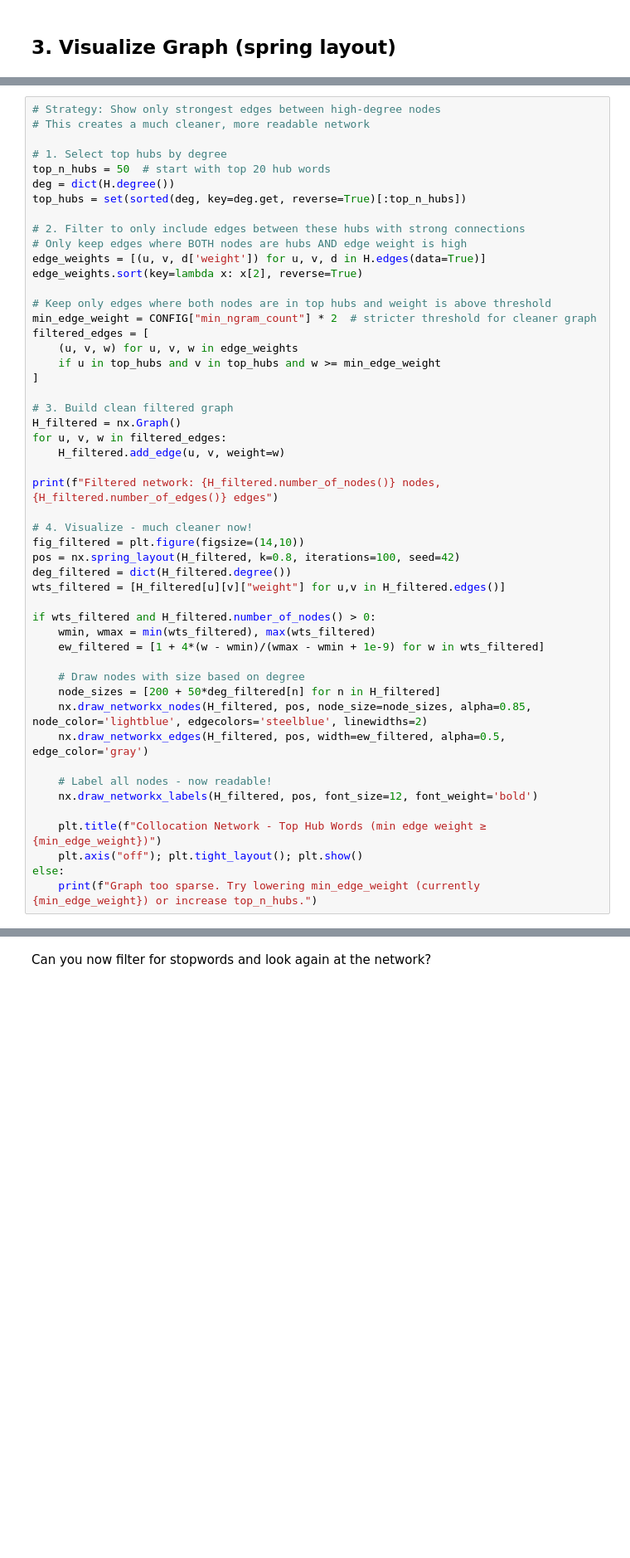
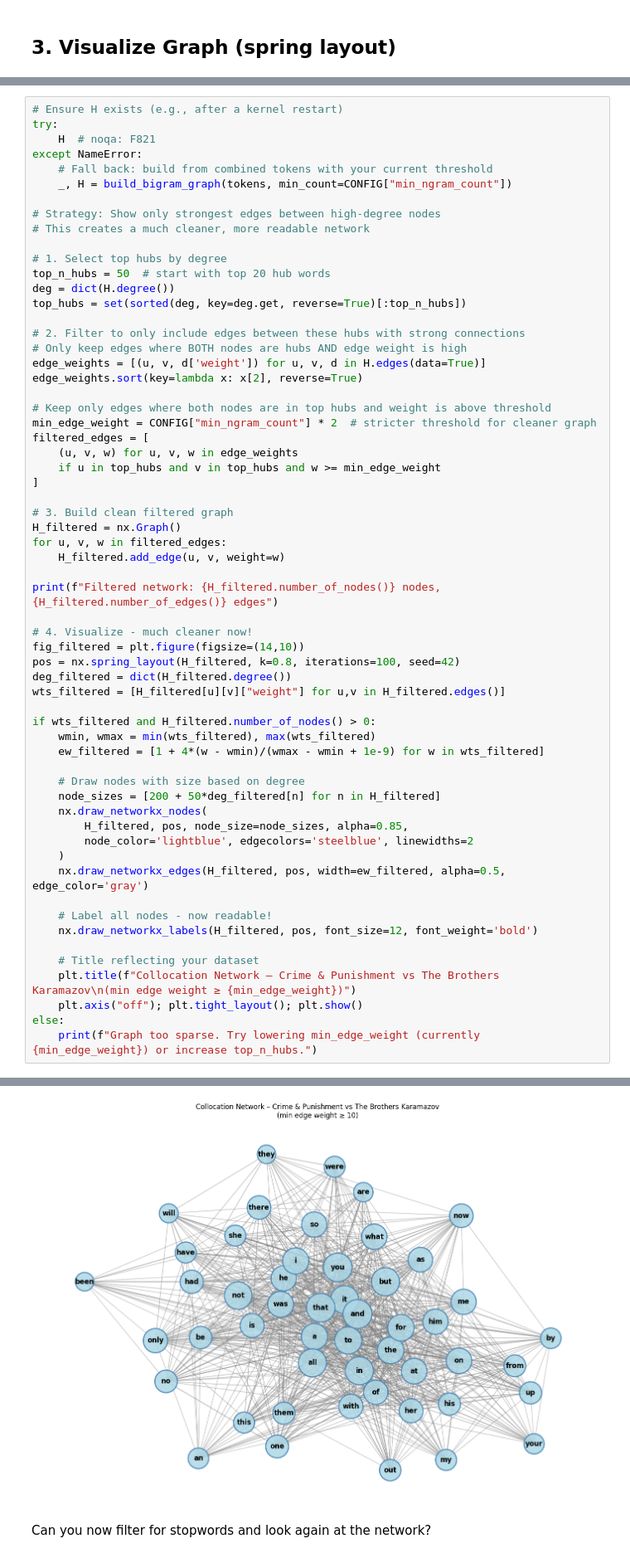
Before and after one commit to NLP-M-A-D/applied-NLP-week2, a Jupyter notebook: notebooks/5_AppliedNLP_Session2_Collocation_Network.ipynb, the cells around one changed output, grey strips where cells are left out. Shown at 83% size. Saved outputs shown, nothing was run; the diff lists cells and outputs as text; blank space fills up the shorter version.

```diff
--- a/notebooks/5_AppliedNLP_Session2_Collocation_Network.ipynb
+++ b/notebooks/5_AppliedNLP_Session2_Collocation_Network.ipynb
@@ -217,6 +332,13 @@ This reveals the core collocation structure without overcrowding. You can adjust
 - `top_n_hubs` - how many hub words to show (default: 20)
 - `min_edge_weight` - minimum connection strength to display (default: 2× min_ngram_count)
 # %%
+# Ensure H exists (e.g., after a kernel restart)
+try:
+    H  # noqa: F821
+except NameError:
+    # Fall back: build from combined tokens with your current threshold
+    _, H = build_bigram_graph(tokens, min_count=CONFIG["min_ngram_count"])
+
 # Strategy: Show only strongest edges between high-degree nodes
 # This creates a much cleaner, more readable network
 
@@ -256,13 +378,18 @@ if wts_filtered and H_filtered.number_of_nodes() > 0:
 
     # Draw nodes with size based on degree
     node_sizes = [200 + 50*deg_filtered[n] for n in H_filtered]
-    nx.draw_networkx_nodes(H_filtered, pos, node_size=node_sizes, alpha=0.85, node_color='lightblue', edgecolors='steelblue', linewidths=2)
+    nx.draw_networkx_nodes(
+        H_filtered, pos, node_size=node_sizes, alpha=0.85,
+        node_color='lightblue', edgecolors='steelblue', linewidths=2
+    )
     nx.draw_networkx_edges(H_filtered, pos, width=ew_filtered, alpha=0.5, edge_color='gray')
 
     # Label all nodes - now readable!
     nx.draw_networkx_labels(H_filtered, pos, font_size=12, font_weight='bold')
 
-    plt.title(f"Collocation Network - Top Hub Words (min edge weight ≥ {min_edge_weight})")
+    # Title reflecting your dataset
+    plt.title(f"Collocation Network – Crime & Punishment vs The Brothers Karamazov\n(min edge weight ≥ {min_edge_weight})")
     plt.axis("off"); plt.tight_layout(); plt.show()
 else:
     print(f"Graph too sparse. Try lowering min_edge_weight (currently {min_edge_weight}) or increase top_n_hubs.")
+# %% [output]
@@ -269,3 +397,4 @@ else:
+[figure, added]
 # %% [markdown]
 Can you now filter for stopwords and look again at the network?
 # %%
```
Also changed, not shown: parts of 6 cells of this notebook, 1 other file.
